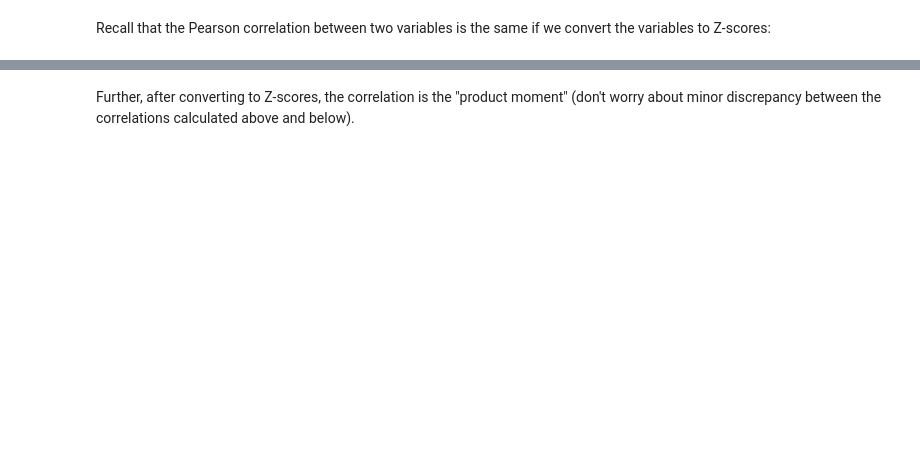
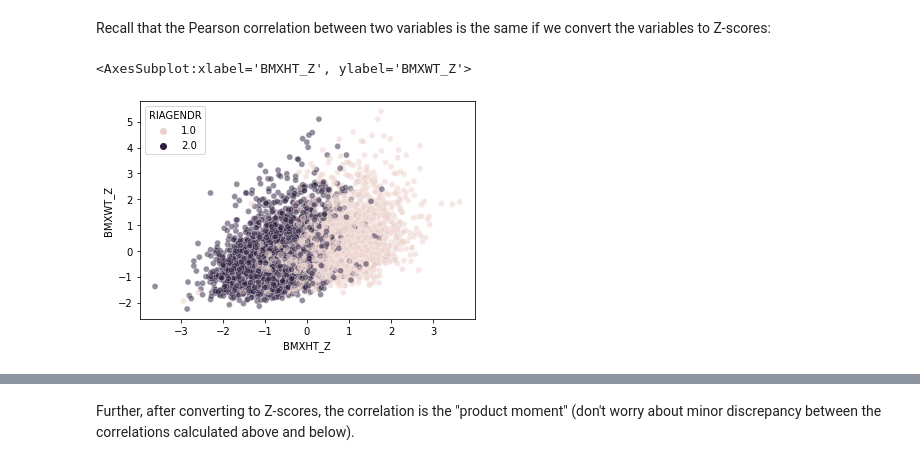
Before and after one commit to kshedden/stats206, a Jupyter notebook: case_studies/nhanes_basic.ipynb, the cells around one changed output, grey strips where cells are left out. Cells and saved outputs as stored; diff of their text form; code cells hidden in the pictures; blank space fills up the shorter version.

```diff
--- a/case_studies/nhanes_basic.ipynb
+++ b/case_studies/nhanes_basic.ipynb
@@ -93,6 +114,11 @@ same if we convert the variables to Z-scores:
 # %%
 df["BMXHT_Z"] = (df["BMXHT"] - df["BMXHT"].mean()) / df["BMXHT"].std()
 df["BMXWT_Z"] = (df["BMXWT"] - df["BMXWT"].mean()) / df["BMXWT"].std()
+# %%
+sns.scatterplot(x="BMXHT_Z", y="BMXWT_Z", hue="RIAGENDR", alpha=0.5, data=df)
+# %% [output]
+<AxesSubplot:xlabel='BMXHT_Z', ylabel='BMXWT_Z'>
+[figure, added]
 # %%
 print(df[["BMXHT", "BMXWT"]].corr())
 print(df[["BMXHT_Z", "BMXWT_Z"]].corr())
```
Also changed, not shown: parts of 26 cells of this notebook, 4 other files.
